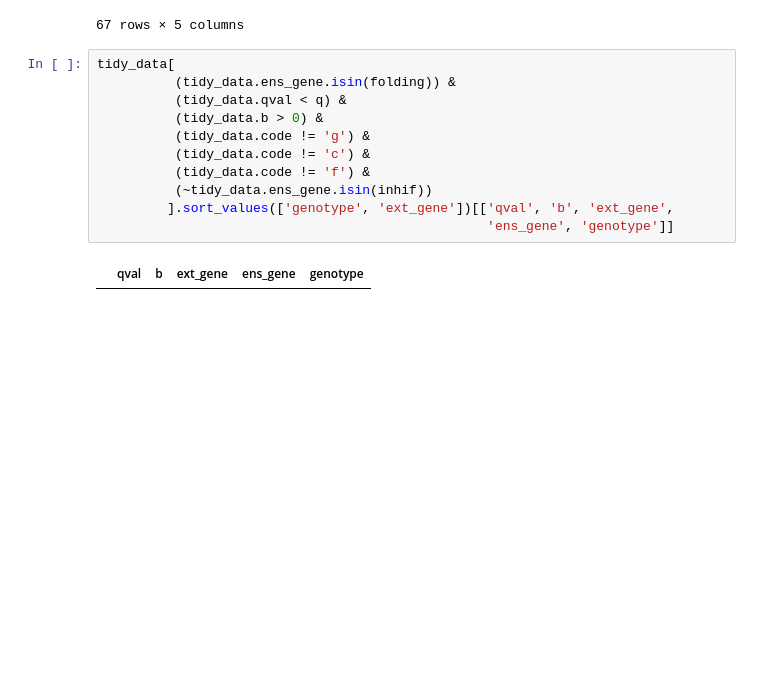
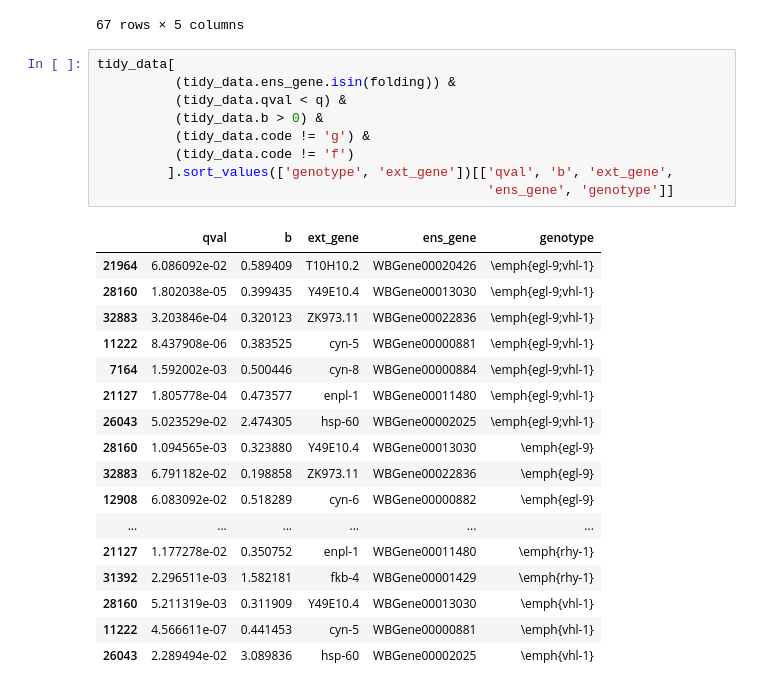
Before and after one commit to WormLabCaltech/mprsq, a Jupyter notebook: src/Pathway Overview of the pan-hif-1 transcriptome.ipynb, the cells around one changed output. Drawn from its saved outputs; the diff is of its cells as text; blank space fills up the shorter version.

```diff
--- a/src/Pathway Overview of the pan-hif-1 transcriptome.ipynb
+++ b/src/Pathway Overview of the pan-hif-1 transcriptome.ipynb
@@ -374,13 +369,27 @@ tidy_data[
 # %%
 tidy_data[
           (tidy_data.ens_gene.isin(folding)) &
           (tidy_data.qval < q) &
           (tidy_data.b > 0) &
           (tidy_data.code != 'g') &
-          (tidy_data.code != 'c') &
-          (tidy_data.code != 'f') &
-          (~tidy_data.ens_gene.isin(inhif))
+          (tidy_data.code != 'f')
          ].sort_values(['genotype', 'ext_gene'])[['qval', 'b', 'ext_gene',
                                                   'ens_gene', 'genotype']]
 # %% [output]
 |  | qval | b | ext_gene | ens_gene | genotype |
+| 21964 | 6.086092e-02 | 0.589409 | T10H10.2 | WBGene00020426 | \emph{egl-9;vhl-1} |
+| 28160 | 1.802038e-05 | 0.399435 | Y49E10.4 | WBGene00013030 | \emph{egl-9;vhl-1} |
+| 32883 | 3.203846e-04 | 0.320123 | ZK973.11 | WBGene00022836 | \emph{egl-9;vhl-1} |
+| 11222 | 8.437908e-06 | 0.383525 | cyn-5 | WBGene00000881 | \emph{egl-9;vhl-1} |
+| 7164 | 1.592002e-03 | 0.500446 | cyn-8 | WBGene00000884 | \emph{egl-9;vhl-1} |
+| 21127 | 1.805778e-04 | 0.473577 | enpl-1 | WBGene00011480 | \emph{egl-9;vhl-1} |
+| 26043 | 5.023529e-02 | 2.474305 | hsp-60 | WBGene00002025 | \emph{egl-9;vhl-1} |
+| 28160 | 1.094565e-03 | 0.323880 | Y49E10.4 | WBGene00013030 | \emph{egl-9} |
+| 32883 | 6.791182e-02 | 0.198858 | ZK973.11 | WBGene00022836 | \emph{egl-9} |
+| 12908 | 6.083092e-02 | 0.518289 | cyn-6 | WBGene00000882 | \emph{egl-9} |
+| ... | ... | ... | ... | ... | ... |
+| 21127 | 1.177278e-02 | 0.350752 | enpl-1 | WBGene00011480 | \emph{rhy-1} |
+| 31392 | 2.296511e-03 | 1.582181 | fkb-4 | WBGene00001429 | \emph{rhy-1} |
+| 28160 | 5.211319e-03 | 0.311909 | Y49E10.4 | WBGene00013030 | \emph{vhl-1} |
+| 11222 | 4.566611e-07 | 0.441453 | cyn-5 | WBGene00000881 | \emph{vhl-1} |
+| 26043 | 2.289494e-02 | 3.089836 | hsp-60 | WBGene00002025 | \emph{vhl-1} |
```
Also changed, not shown: parts of 1 cell of this notebook, 12 other files.
